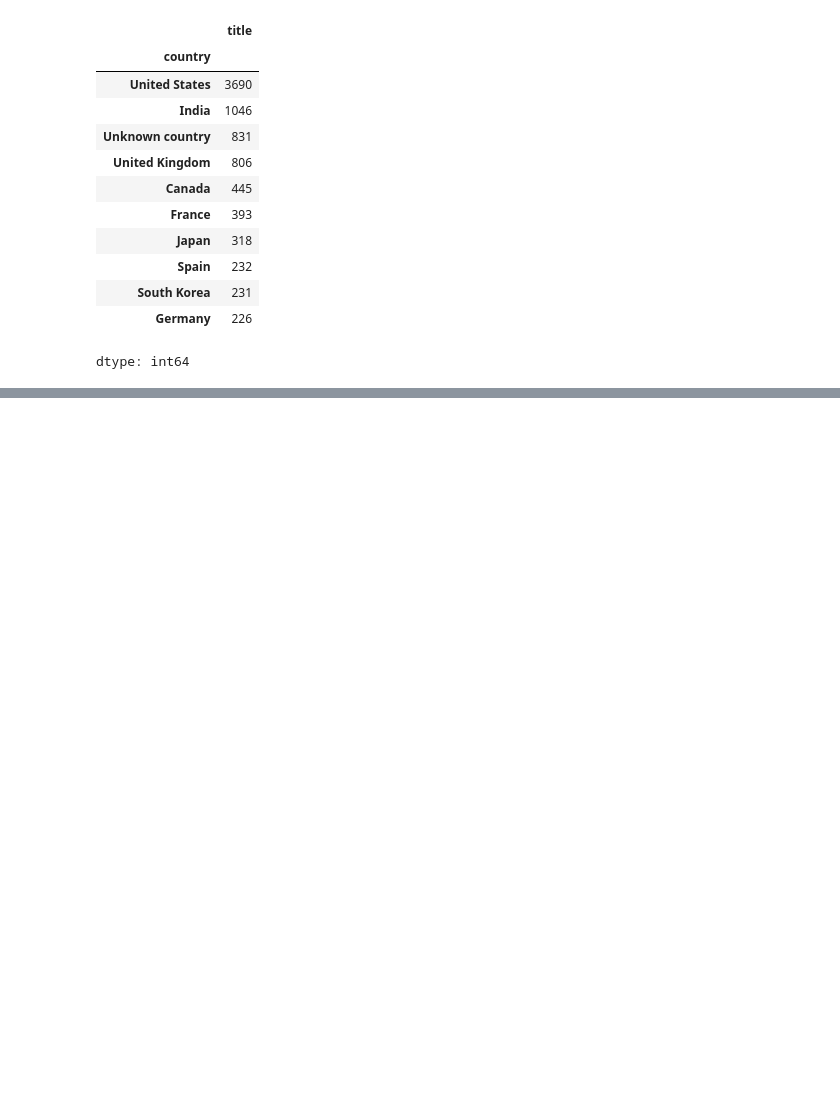
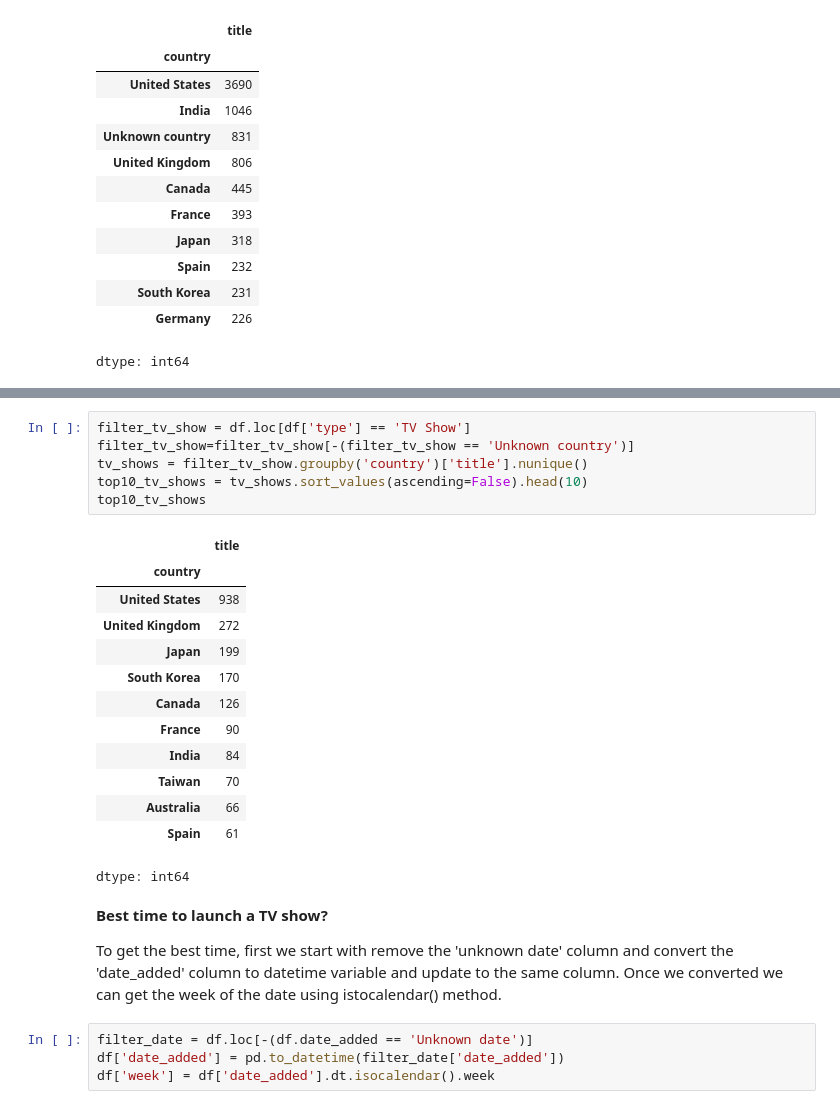
Before and after one commit to sanvasu/Netflix---Data-Exploration-and-Visualisation, a Jupyter notebook: Netflix_Casestudy.ipynb, the cells around one changed output, grey strips where cells are left out. Cells and saved outputs as stored; diff of their text form; blank space fills up the shorter version.

```diff
--- a/Netflix_Casestudy.ipynb
+++ b/Netflix_Casestudy.ipynb
@@ -201,0 +206,28 @@ dtype: int64
+# %%
+filter_tv_show = df.loc[df['type'] == 'TV Show']
+filter_tv_show=filter_tv_show[-(filter_tv_show == 'Unknown country')]
+tv_shows = filter_tv_show.groupby('country')['title'].nunique()
+top10_tv_shows = tv_shows.sort_values(ascending=False).head(10)
+top10_tv_shows
+# %% [output]
+|  | title |
+| country |  |
+| United States | 938 |
+| United Kingdom | 272 |
+| Japan | 199 |
+| South Korea | 170 |
+| Canada | 126 |
+| France | 90 |
+| India | 84 |
+| Taiwan | 70 |
+| Australia | 66 |
+| Spain | 61 |
+dtype: int64
+# %% [markdown]
+**Best time to launch a TV show?**
+
+To get the best time, first we start with remove the 'unknown date' column and convert the 'date_added' column to datetime variable and update to the same column. Once we converted we can get the week of the date using istocalendar() method.
+# %%
+filter_date = df.loc[-(df.date_added == 'Unknown date')]
+df['date_added'] = pd.to_datetime(filter_date['date_added'])
+df['week'] = df['date_added'].dt.isocalendar().week
```
Also changed, not shown: parts of 3 cells of this notebook.
